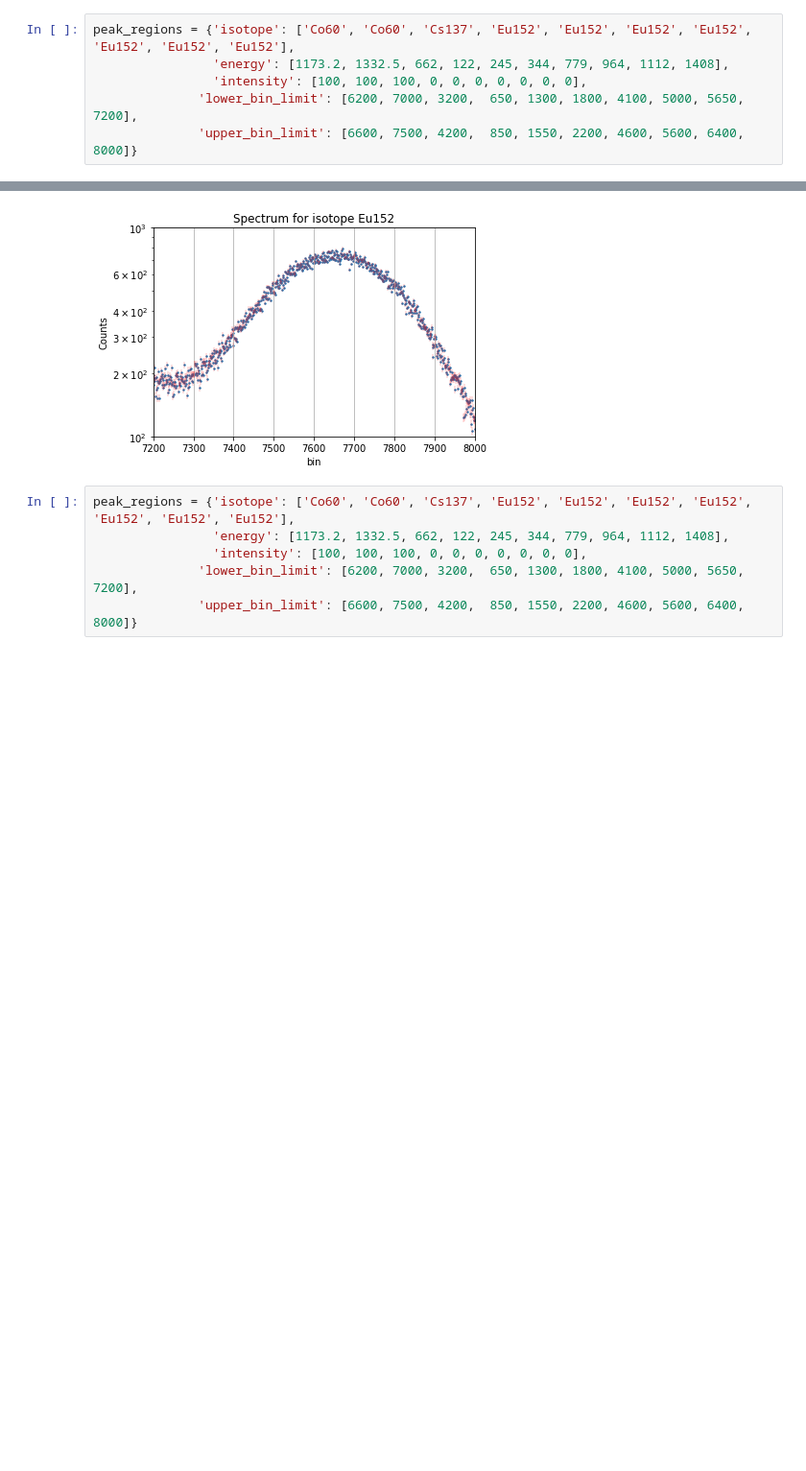
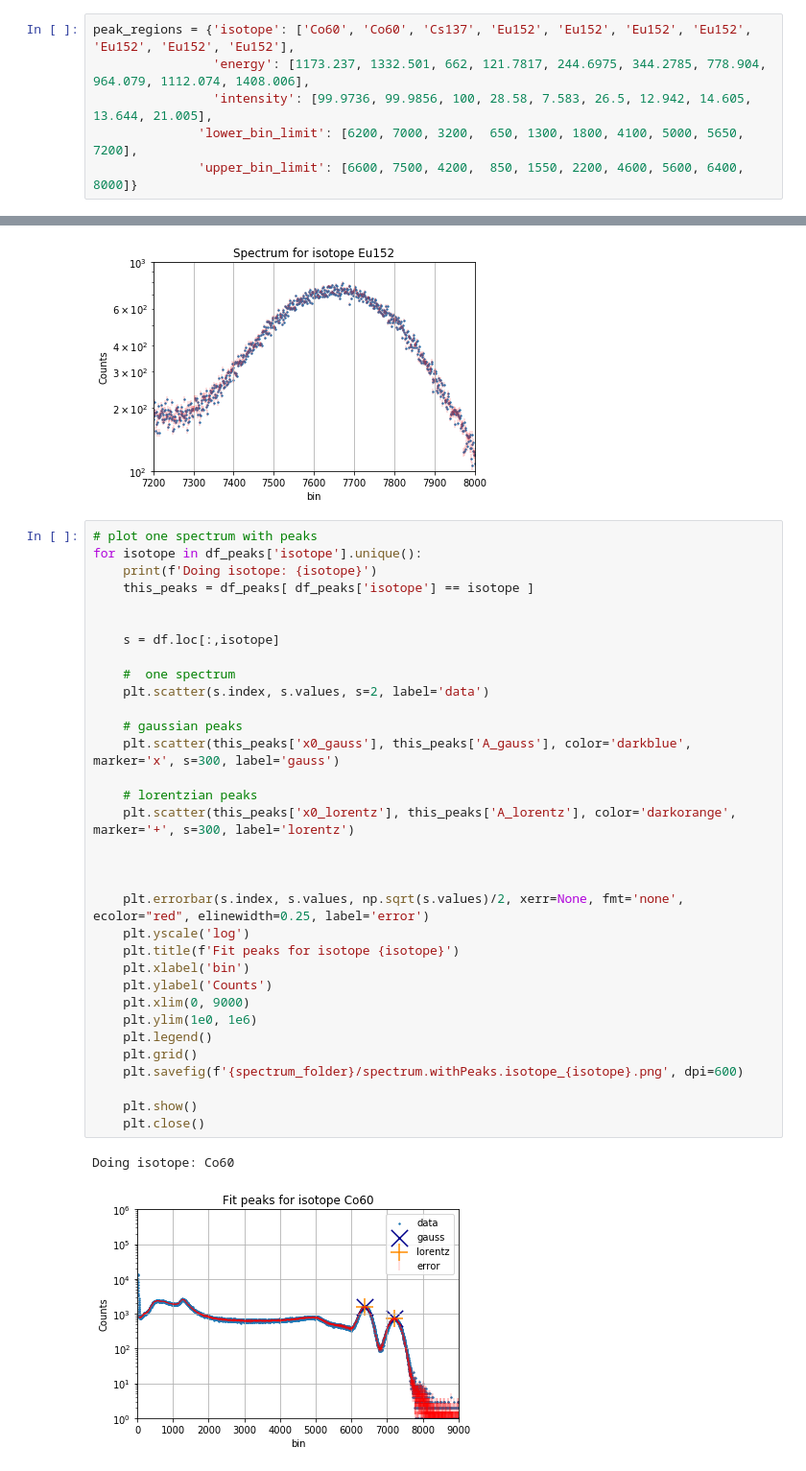
Before and after one commit to kromerh/phd_python, a Jupyter notebook: 07.IndiumActivation/07.Indium.01.Calibration.ipynb, the cells around one changed output, grey strips where cells are left out. Shown at 96% size. Cells and saved outputs as stored; diff of their text form; blank space fills up the shorter version.

```diff
--- a/07.IndiumActivation/07.Indium.01.Calibration.ipynb
+++ b/07.IndiumActivation/07.Indium.01.Calibration.ipynb
@@ -216,7 +224,7 @@ for fname in calib_specs:
 # %%
 peak_regions = {'isotope': ['Co60', 'Co60', 'Cs137', 'Eu152', 'Eu152', 'Eu152', 'Eu152', 'Eu152', 'Eu152', 'Eu152'],
-                'energy': [1173.2, 1332.5, 662, 122, 245, 344, 779, 964, 1112, 1408],
-                'intensity': [100, 100, 100, 0, 0, 0, 0, 0, 0, 0],
+                'energy': [1173.237, 1332.501, 662, 121.7817, 244.6975, 344.2785, 778.904, 964.079, 1112.074, 1408.006],
+                'intensity': [99.9736, 99.9856, 100, 28.58, 7.583, 26.5, 12.942, 14.605, 13.644, 21.005],
               'lower_bin_limit': [6200, 7000, 3200,  650, 1300, 1800, 4100, 5000, 5650, 7200],
               'upper_bin_limit': [6600, 7500, 4200,  850, 1550, 2200, 4600, 5600, 6400, 8000]}
 # %%
@@ -392,9 +400,39 @@ plt.show()
 plt.close()
 # %% [output]
 [figure]
-# %%
-peak_regions = {'isotope': ['Co60', 'Co60', 'Cs137', 'Eu152', 'Eu152', 'Eu152', 'Eu152', 'Eu152', 'Eu152', 'Eu152'],
-                'energy': [1173.2, 1332.5, 662, 122, 245, 344, 779, 964, 1112, 1408],
-                'intensity': [100, 100, 100, 0, 0, 0, 0, 0, 0, 0],
-              'lower_bin_limit': [6200, 7000, 3200,  650, 1300, 1800, 4100, 5000, 5650, 7200],
-              'upper_bin_limit': [6600, 7500, 4200,  850, 1550, 2200, 4600, 5600, 6400, 8000]}
+# %%
+# plot one spectrum with peaks
+for isotope in df_peaks['isotope'].unique():
+    print(f'Doing isotope: {isotope}')
+    this_peaks = df_peaks[ df_peaks['isotope'] == isotope ]
+
+
+    s = df.loc[:,isotope]
+
+    #  one spectrum
+    plt.scatter(s.index, s.values, s=2, label='data')
+
+    # gaussian peaks
+    plt.scatter(this_peaks['x0_gauss'], this_peaks['A_gauss'], color='darkblue', marker='x', s=300, label='gauss')
+
+    # lorentzian peaks
+    plt.scatter(this_peaks['x0_lorentz'], this_peaks['A_lorentz'], color='darkorange', marker='+', s=300, label='lorentz')
+
+
+
+    plt.errorbar(s.index, s.values, np.sqrt(s.values)/2, xerr=None, fmt='none', ecolor="red", elinewidth=0.25, label='error')
+    plt.yscale('log')
+    plt.title(f'Fit peaks for isotope {isotope}')
+    plt.xlabel('bin')
+    plt.ylabel('Counts')
+    plt.xlim(0, 9000)
+    plt.ylim(1e0, 1e6)
+    plt.legend()
+    plt.grid()
+    plt.savefig(f'{spectrum_folder}/spectrum.withPeaks.isotope_{isotope}.png', dpi=600)
+
+    plt.show()
+    plt.close()
+# %% [output]
+Doing isotope: Co60
+[figure, added]
```
Also changed, not shown: parts of 15 cells of this notebook, 19 other files.
